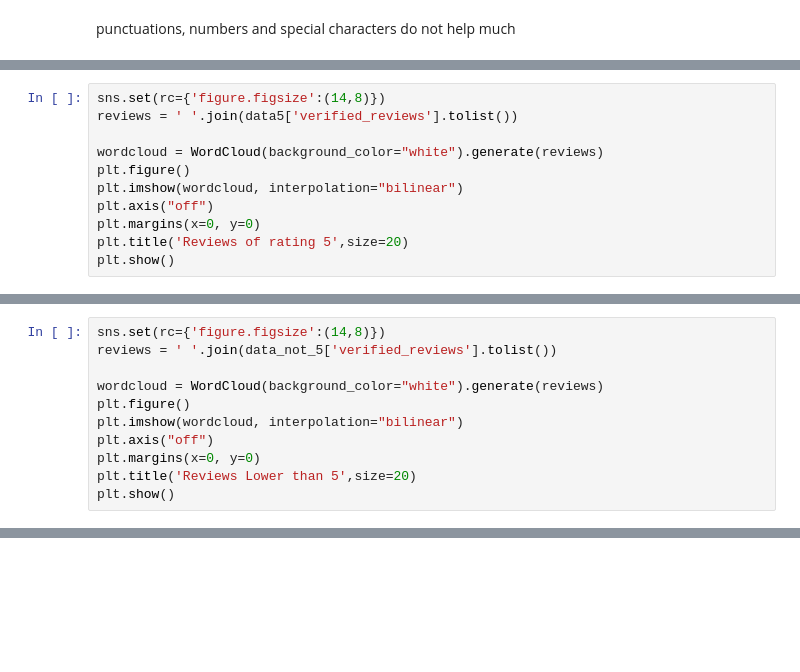
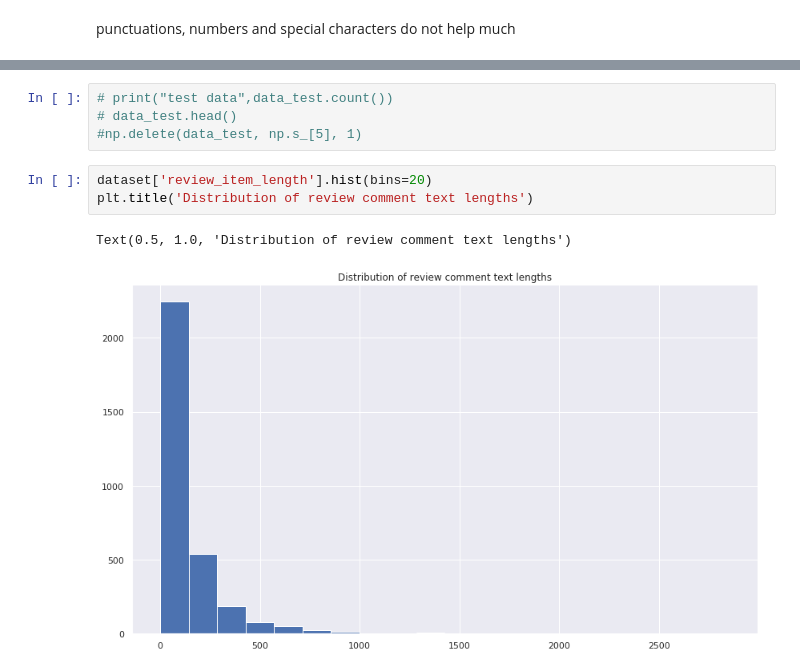
Before and after one commit to lahirurane/MERN_Example, a Jupyter notebook: UTS_ML2019_A2_.ipynb, the cells around one changed output, grey strips where cells are left out. Saved outputs shown, nothing was run; the diff lists cells and outputs as text; blank space fills up the shorter version.

```diff
--- a/UTS_ML2019_A2_.ipynb
+++ b/UTS_ML2019_A2_.ipynb
@@ -160,11 +51,0 @@ data1 = data_train[data_train.rating == 1]
-# %%
-sns.set(rc={'figure.figsize':(14,8)})
-reviews = ' '.join(data5['verified_reviews'].tolist())
-
-wordcloud = WordCloud(background_color="white").generate(reviews)
-plt.figure()
-plt.imshow(wordcloud, interpolation="bilinear")
-plt.axis("off")
-plt.margins(x=0, y=0)
-plt.title('Reviews of rating 5',size=20)
-plt.show()
@@ -173,11 +51,0 @@ plt.show()
-# %%
-sns.set(rc={'figure.figsize':(14,8)})
-reviews = ' '.join(data_not_5['verified_reviews'].tolist())
-
-wordcloud = WordCloud(background_color="white").generate(reviews)
-plt.figure()
-plt.imshow(wordcloud, interpolation="bilinear")
-plt.axis("off")
-plt.margins(x=0, y=0)
-plt.title('Reviews Lower than 5',size=20)
-plt.show()
@@ -220,0 +67,10 @@ dataset['review_clear'] = dataset.review_clear.apply(lambda x: ' '.join(x))
+# %%
+# print("test data",data_test.count())
+# data_test.head()
+#np.delete(data_test, np.s_[5], 1)
+# %%
+dataset['review_item_length'].hist(bins=20)
+plt.title('Distribution of review comment text lengths')
+# %% [output]
+Text(0.5, 1.0, 'Distribution of review comment text lengths')
+[figure, added]
```
Also changed, not shown: parts of 58 cells of this notebook.
